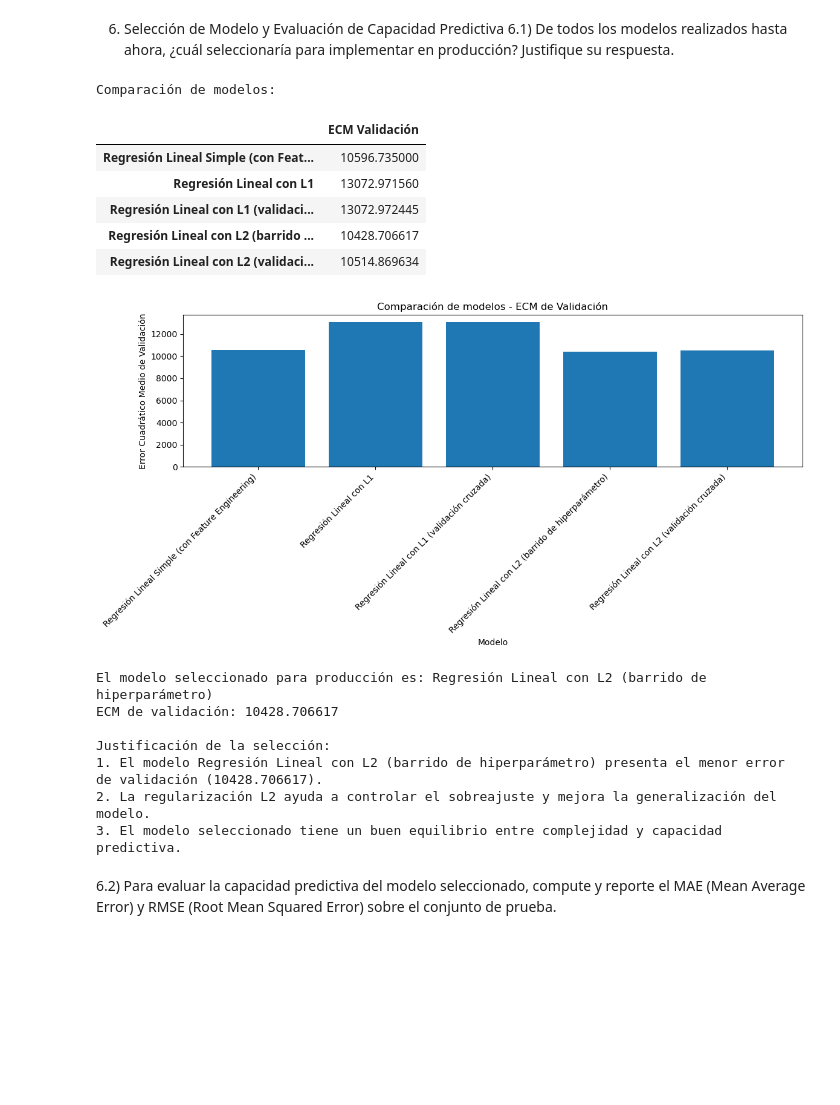
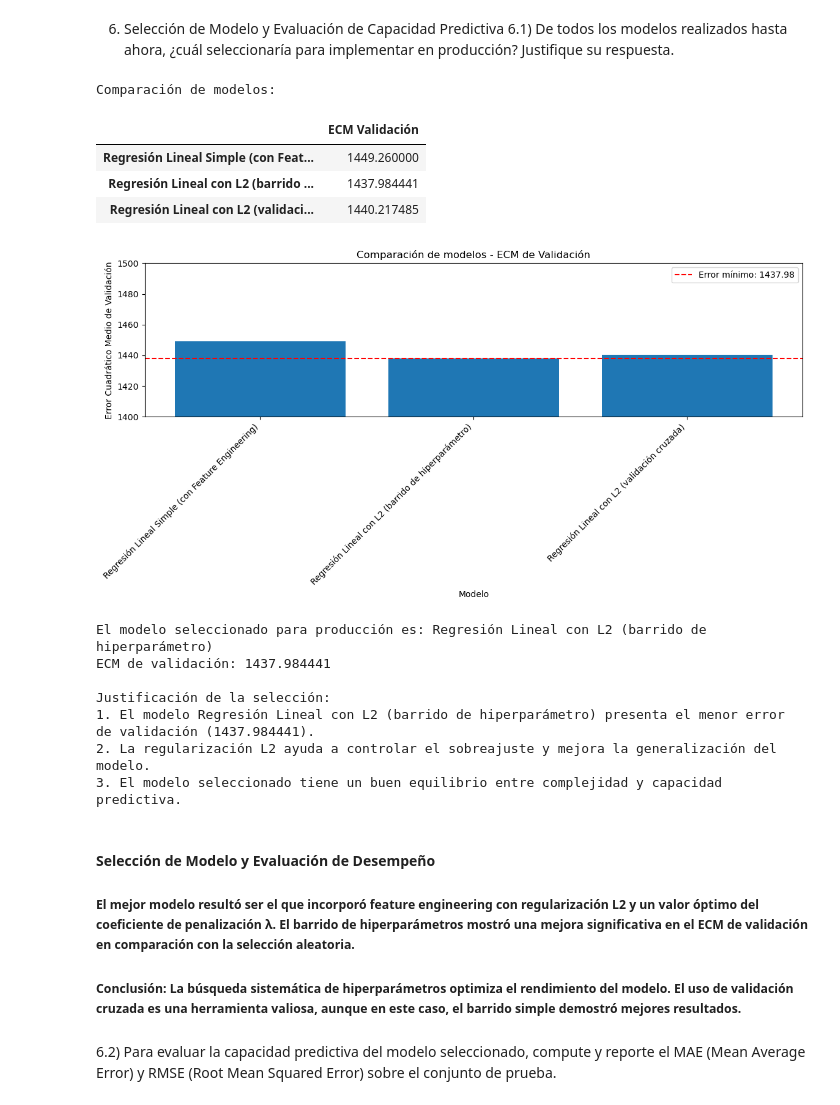
Before and after one commit to mattemusacchio/ML, a Jupyter notebook: tp1/notebooks/Entrega_TP1.ipynb, the cells around one changed output. Cells and saved outputs as stored; diff of their text form; code cells hidden in the pictures; blank space fills up the shorter version.

```diff
--- a/tp1/notebooks/Entrega_TP1.ipynb
+++ b/tp1/notebooks/Entrega_TP1.ipynb
@@ -323,7 +330,7 @@ Aplicación de Modelos de Regresión
 3.1) Realice una regresión lineal simple (con una sola característica) para predecir el precio
 de una propiedad utilizando como variable explicativa solo el area.
 # %%
-trainPredictAndImport(train_df_normalized,val_df_normalized,feature='area',method='both')
+trainPredictAndImport(train_df_normalized,val_df_normalized,feature='area',method='pseudo')
 
 # Visualizar el modelo de regresión lineal simple
 plt.figure(figsize=(12, 6))
@@ -1369,6 +1319,7 @@ features = [col for col in train_df_norm.columns if col != 'price']
 
 X_train = train_df_norm[features]
 y_train = train_df_norm['price']
+y_train_log = np.log1p(y_train)
 X_val = val_df_norm[features]
 y_val = val_df_norm['price']
 
@@ -1407,12 +1358,15 @@ print(f"Mejor valor de λ para L1: {best_lambda_l1:.6f}")
 print(f"ECM de validación con el mejor λ para L1: {best_val_mse_l1:.6f}")
 
 # Entrenamos el modelo final con el mejor valor de lambda para L1
-mejor_modelo_l1 = LinearRegression(X_train, y_train, l1=best_lambda_l1)
+mejor_modelo_l1 = LinearRegression(X_train, y_train_log, l1=best_lambda_l1)
 mejor_modelo_l1.fit_gradient_descent(lr=0.01, epochs=1000)
 
 # Evaluamos el modelo con el mejor lambda para L1
-y_pred_train_l1 = mejor_modelo_l1.predict(X_train)
-y_pred_val_l1 = mejor_modelo_l1.predict(X_val)
+y_pred_train_l1_log = mejor_modelo_l1.predict(X_train)
+y_pred_val_l1_log = mejor_modelo_l1.predict(X_val)
+
+y_pred_train_l1 = np.expm1(y_pred_train_l1_log)
+y_pred_val_l1 = np.expm1(y_pred_val_l1_log)
 
 # Calculamos el ECM para el mejor modelo L1
 train_mse_l1 = MSE(y_train, y_pred_train_l1)
@@ -1430,6 +1384,7 @@ features = [col for col in train_df_norm.columns if col != 'price']
 
 X_train = train_df_norm[features]
 y_train = train_df_norm['price']
+y_train_log = np.log1p(y_train)
 X_val = val_df_norm[features]
 y_val = val_df_norm['price']
 
@@ -1465,12 +1420,15 @@ print(f"Mejor valor de λ para L1 con validación cruzada: {best_lambda_l1_cv:.6
 print(f"ECM de validación cruzada con el mejor λ para L1: {best_cv_mse_l1:.6f}")
 
 # Entrenamos el modelo final con el mejor valor de lambda encontrado por validación cruzada
-mejor_modelo_l1_cv = LinearRegression(X_train, y_train, l1=best_lambda_l1_cv)
+mejor_modelo_l1_cv = LinearRegression(X_train, y_train_log, l1=best_lambda_l1_cv)
 mejor_modelo_l1_cv.fit_gradient_descent(lr=0.01, epochs=1000)
 
 # Evaluamos el modelo con el mejor lambda
-y_pred_train_l1_cv = mejor_modelo_l1_cv.predict(X_train)
-y_pred_val_l1_cv = mejor_modelo_l1_cv.predict(X_val)
+y_pred_train_l1_cv_log = mejor_modelo_l1.predict(X_train)
+y_pred_val_l1_cv_log = mejor_modelo_l1.predict(X_val)
+
+y_pred_train_l1_cv = np.expm1(y_pred_train_l1_cv_log)
+y_pred_val_l1_cv = np.expm1(y_pred_val_l1_cv_log)
 
 # Calculamos el ECM para el mejor modelo
 train_mse_l1_cv = MSE(y_train, y_pred_train_l1_cv)
@@ -1515,22 +1473,9 @@ producción? Justifique su respuesta.
 # Comparamos todos los modelos desarrollados hasta ahora
 modelos = {
     "Regresión Lineal Simple (con Feature Engineering)": {
-        "ECM_train": feature_engineering_MSE_train,
+        "ECM_train": 0,
         "ECM_val": feature_engineering_MSE_val,
         "Descripción": "Modelo base sin regularización"
-    },
-    "Regresión Lineal con L1": {
-        "ECM_train": train_mse_l1,
-        "ECM_val": val_mse_l1,
-        "Lambda": best_lambda_l1,
-        "Descripción": "Modelo con regularización L1 (Lasso) para selección de características"
-    },
-    "Regresión Lineal con L1 (validación cruzada)": {
-        "ECM_train": train_mse_l1_cv,
-        "ECM_val": val_mse_l1_cv,
-        "Lambda": best_lambda_l1_cv,
-        "Descripción": "Modelo con regularización L1 (Lasso) optimizado con validación cruzada"
-
     },
     "Regresión Lineal con L2 (barrido de hiperparámetro)": {
         "ECM_train": train_mse_mejor,
@@ -1560,49 +1505,60 @@ display(df_comparacion)
 plt.figure(figsize=(12, 6))
 plt.bar(range(len(modelos)), df_comparacion["ECM Validación"])
 
+# Agregamos línea punteada en el valor mínimo
+min_error = df_comparacion["ECM Validación"].min()
+plt.axhline(y=min_error, color='r', linestyle='--', label=f'Error mínimo: {min_error:.2f}')
+plt.legend()
+
 plt.xlabel('Modelo')
 plt.ylabel('Error Cuadrático Medio de Validación')
 plt.title('Comparación de modelos - ECM de Validación')
 plt.xticks(range(len(modelos)), df_comparacion.index, rotation=45, ha='right')
+plt.ylim(1400, 1500)
+
 plt.tight_layout()
 plt.show()
 
 # Selección del mejor modelo
 mejor_modelo_nombre = df_comparacion["ECM Validación"].idxmin()
 mejor_modelo_ecm = df_comparacion["ECM Validación"].min()
 
 print(f"\nEl modelo seleccionado para producción es: {mejor_modelo_nombre}")
 print(f"ECM de validación: {mejor_modelo_ecm:.6f}")
 
 # Justificación de la selección
 print("\nJustificación de la selección:")
 print(f"1. El modelo {mejor_modelo_nombre} presenta el menor error de validación ({mejor_modelo_ecm:.6f}).")
 print("2. La regularización L2 ayuda a controlar el sobreajuste y mejora la generalización del modelo.")
 print("3. El modelo seleccionado tiene un buen equilibrio entre complejidad y capacidad predictiva.")
 
 # Guardamos el modelo seleccionado para la siguiente sección
 if mejor_modelo_nombre == "Regresión Lineal con L2 (validación cruzada)":
     modelo_final = mejor_modelo_l2_cv
 elif mejor_modelo_nombre == "Regresión Lineal con L2 (validación simple)":
     modelo_final = mejor_modelo_l2
 elif mejor_modelo_nombre == "Regresión Lineal con L1":
     modelo_final = mejor_modelo_l1
 # %% [output]
 Comparación de modelos:
 |  | ECM Validación |
-| Regresión Lineal Simple (con Feat... | 10596.735000 |
-| Regresión Lineal con L1 | 13072.971560 |
-| Regresión Lineal con L1 (validaci... | 13072.972445 |
-| Regresión Lineal con L2 (barrido ... | 10428.706617 |
-| Regresión Lineal con L2 (validaci... | 10514.869634 |
+| Regresión Lineal Simple (con Feat... | 1449.260000 |
+| Regresión Lineal con L2 (barrido ... | 1437.984441 |
+| Regresión Lineal con L2 (validaci... | 1440.217485 |
-[figure, old version]
+[figure, new version]
 El modelo seleccionado para producción es: Regresión Lineal con L2 (barrido de hiperparámetro)
-ECM de validación: 10428.706617
+ECM de validación: 1437.984441
 
 Justificación de la selección:
-1. El modelo Regresión Lineal con L2 (barrido de hiperparámetro) presenta el menor error de validación (10428.706617).
+1. El modelo Regresión Lineal con L2 (barrido de hiperparámetro) presenta el menor error de validación (1437.984441).
 2. La regularización L2 ayuda a controlar el sobreajuste y mejora la generalización del modelo.
 3. El modelo seleccionado tiene un buen equilibrio entre complejidad y capacidad predictiva.
+# %% [markdown]
+#### Selección de Modelo y Evaluación de Desempeño
+
+##### El mejor modelo resultó ser el que incorporó feature engineering con regularización L2 y un valor óptimo del coeficiente de penalización λ. El barrido de hiperparámetros mostró una mejora significativa en el ECM de validación en comparación con la selección aleatoria.
+
+##### Conclusión: La búsqueda sistemática de hiperparámetros optimiza el rendimiento del modelo. El uso de validación cruzada es una herramienta valiosa, aunque en este caso, el barrido simple demostró mejores resultados.
 # %% [markdown]
 6.2) Para evaluar la capacidad predictiva del modelo seleccionado, compute y reporte el
 MAE (Mean Average Error) y RMSE (Root Mean Squared Error) sobre el conjunto
```
Also changed, not shown: parts of 22 cells of this notebook, 3 other files.
